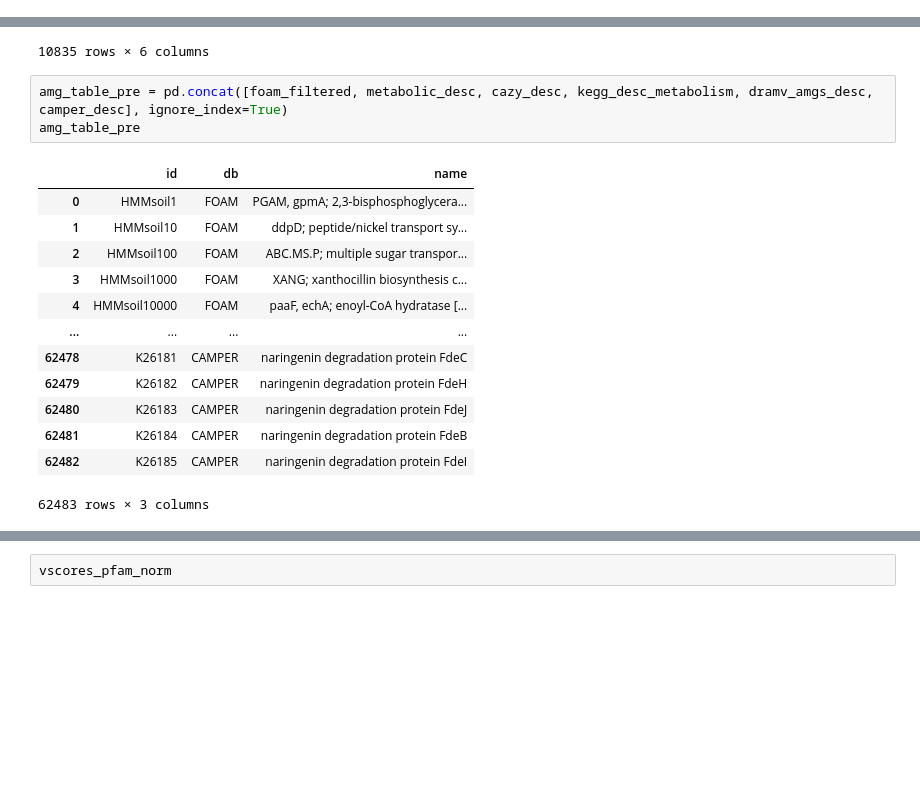
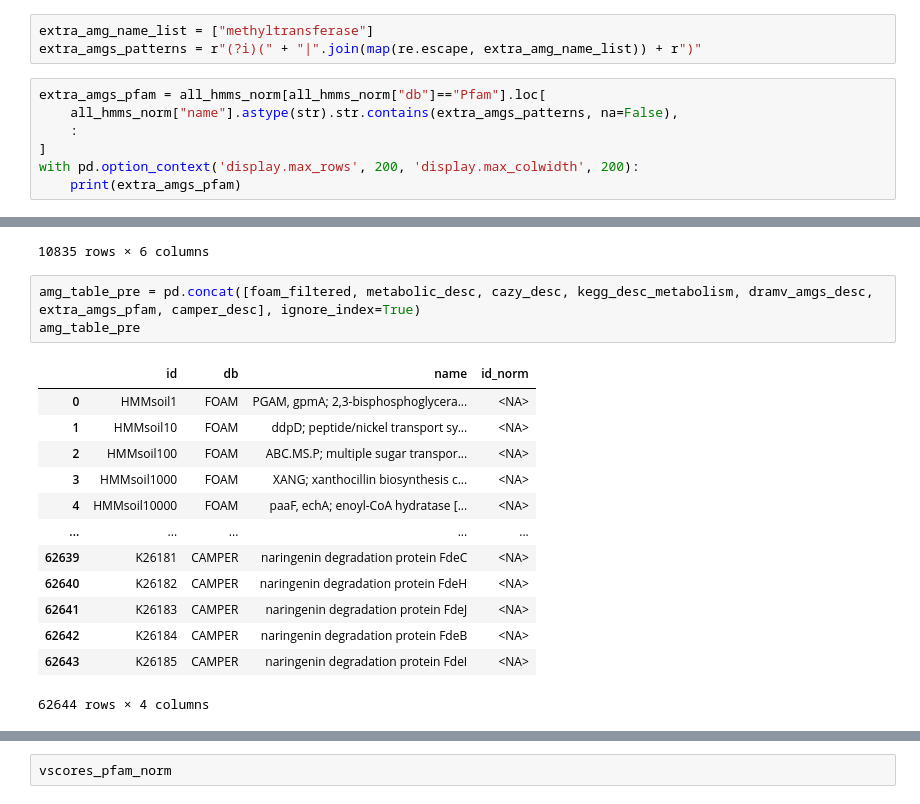
Before and after one commit to AnantharamanLab/CheckAMG, a Jupyter notebook: notebooks/make_checkamg_required_tables.ipynb, the cells around one changed output, grey strips where cells are left out. Drawn from its saved outputs; the diff is of its cells as text; blank space fills up the shorter version.

```diff
--- a/notebooks/make_checkamg_required_tables.ipynb
+++ b/notebooks/make_checkamg_required_tables.ipynb
@@ -1145,0 +1124,10 @@ camper_desc
+# %%
+extra_amg_name_list = ["methyltransferase"]
+extra_amgs_patterns = r"(?i)(" + "|".join(map(re.escape, extra_amg_name_list)) + r")"
+# %%
+extra_amgs_pfam = all_hmms_norm[all_hmms_norm["db"]=="Pfam"].loc[
+    all_hmms_norm["name"].astype(str).str.contains(extra_amgs_patterns, na=False),
+    :
+]
+with pd.option_context('display.max_rows', 200, 'display.max_colwidth', 200):
+    print(extra_amgs_pfam)
@@ -1165,22 +1171,22 @@ vscores_pfam_norm
 | 30839 | PF18629.5 | Family of unknown function (DUF5629) | 0.01 | 0.000000 | Pfam | PF18629 |
 10835 rows × 6 columns
 # %%
-amg_table_pre = pd.concat([foam_filtered, metabolic_desc, cazy_desc, kegg_desc_metabolism, dramv_amgs_desc, camper_desc], ignore_index=True)
+amg_table_pre = pd.concat([foam_filtered, metabolic_desc, cazy_desc, kegg_desc_metabolism, dramv_amgs_desc, extra_amgs_pfam, camper_desc], ignore_index=True)
 amg_table_pre
 # %% [output]
-|  | id | db | name |
-| 0 | HMMsoil1 | FOAM | PGAM, gpmA; 2,3-bisphosphoglycera... |
-| 1 | HMMsoil10 | FOAM | ddpD; peptide/nickel transport sy... |
-| 2 | HMMsoil100 | FOAM | ABC.MS.P; multiple sugar transpor... |
-| 3 | HMMsoil1000 | FOAM | XANG; xanthocillin biosynthesis c... |
-| 4 | HMMsoil10000 | FOAM | paaF, echA; enoyl-CoA hydratase [... |
-| ... | ... | ... | ... |
-| 62478 | K26181 | CAMPER | naringenin degradation protein FdeC |
-| 62479 | K26182 | CAMPER | naringenin degradation protein FdeH |
-| 62480 | K26183 | CAMPER | naringenin degradation protein FdeJ |
-| 62481 | K26184 | CAMPER | naringenin degradation protein FdeB |
-| 62482 | K26185 | CAMPER | naringenin degradation protein FdeI |
+|  | id | db | name | id_norm |
+| 0 | HMMsoil1 | FOAM | PGAM, gpmA; 2,3-bisphosphoglycera... | <NA> |
+| 1 | HMMsoil10 | FOAM | ddpD; peptide/nickel transport sy... | <NA> |
+| 2 | HMMsoil100 | FOAM | ABC.MS.P; multiple sugar transpor... | <NA> |
+| 3 | HMMsoil1000 | FOAM | XANG; xanthocillin biosynthesis c... | <NA> |
+| 4 | HMMsoil10000 | FOAM | paaF, echA; enoyl-CoA hydratase [... | <NA> |
+| ... | ... | ... | ... | ... |
+| 62639 | K26181 | CAMPER | naringenin degradation protein FdeC | <NA> |
+| 62640 | K26182 | CAMPER | naringenin degradation protein FdeH | <NA> |
+| 62641 | K26183 | CAMPER | naringenin degradation protein FdeJ | <NA> |
+| 62642 | K26184 | CAMPER | naringenin degradation protein FdeB | <NA> |
+| 62643 | K26185 | CAMPER | naringenin degradation protein FdeI | <NA> |
-62483 rows × 3 columns
+62644 rows × 4 columns
 # %%
 amg_table_pfam_norm = amg_table_pre[amg_table_pre["db"]=="Pfam"]
 amg_table_pfam_norm["id_norm"] = amg_table_pfam_norm["id"].astype("string").str.replace(r"\.\d+$", "", regex=True)
```
Also changed, not shown: parts of 70 cells of this notebook, 34 other files.
